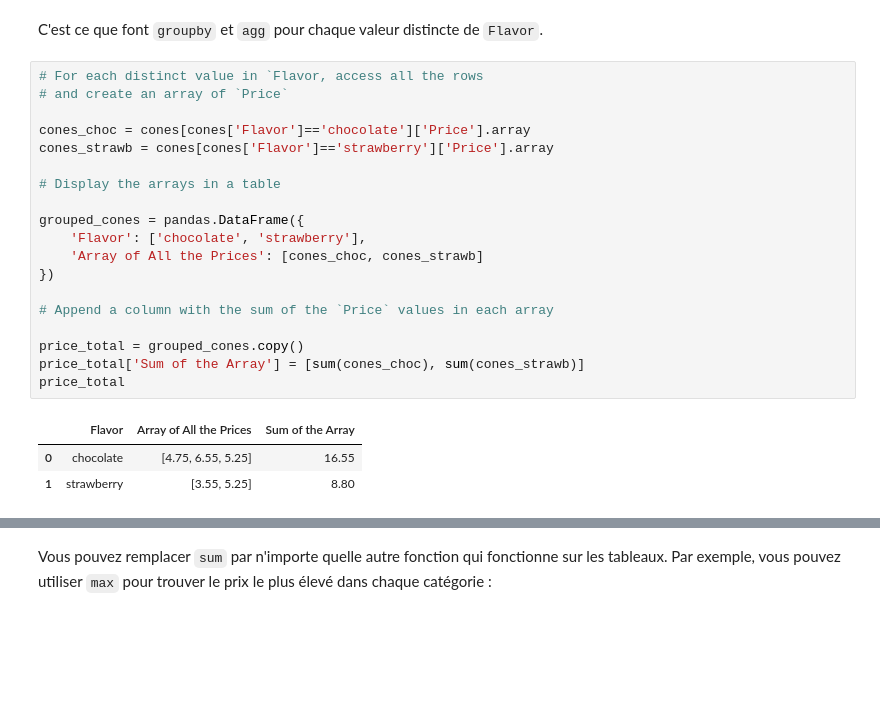
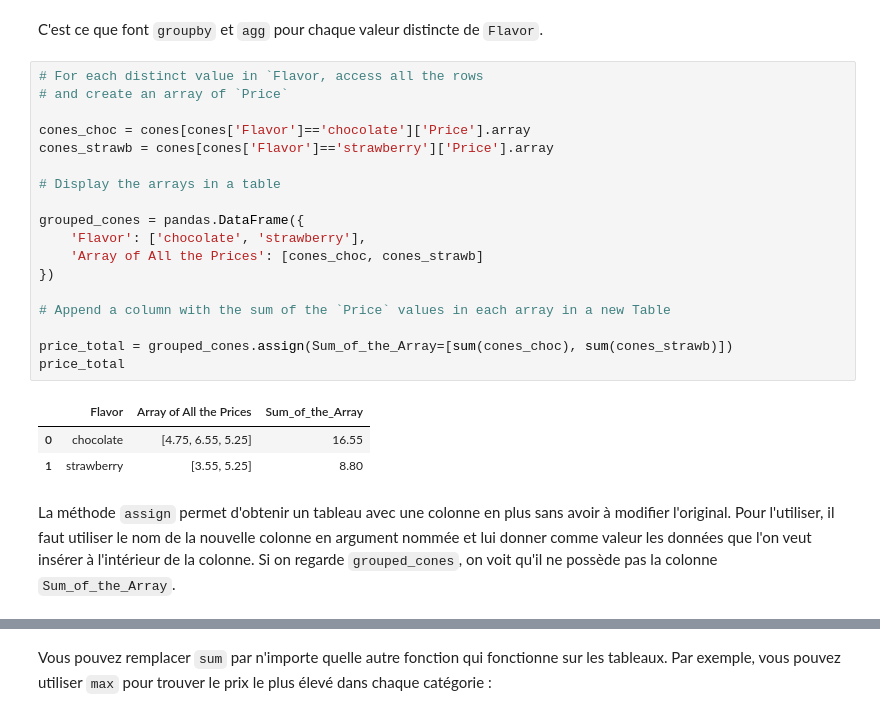
Before and after one commit to Thomas-Schatz/L1_Descartes_sciences_des_donnees, a Jupyter notebook: notes_de_cours/Séance1_CM.ipynb, the cells around one changed output, grey strips where cells are left out. Saved outputs shown, nothing was run; the diff lists cells and outputs as text; blank space fills up the shorter version.

```diff
--- a/notes_de_cours/Séance1_CM.ipynb
+++ b/notes_de_cours/Séance1_CM.ipynb
@@ -1738,23 +1738,24 @@ C'est ce que font `groupby` et `agg` pour chaque valeur distincte de `Flavor`.
 # %%
 # For each distinct value in `Flavor, access all the rows
 # and create an array of `Price`
 
 cones_choc = cones[cones['Flavor']=='chocolate']['Price'].array
 cones_strawb = cones[cones['Flavor']=='strawberry']['Price'].array
 
 # Display the arrays in a table
 
 grouped_cones = pandas.DataFrame({
     'Flavor': ['chocolate', 'strawberry'],
     'Array of All the Prices': [cones_choc, cones_strawb]
 })
 
-# Append a column with the sum of the `Price` values in each array
+# Append a column with the sum of the `Price` values in each array in a new Table
 
-price_total = grouped_cones.copy()
-price_total['Sum of the Array'] = [sum(cones_choc), sum(cones_strawb)]
+price_total = grouped_cones.assign(Sum_of_the_Array=[sum(cones_choc), sum(cones_strawb)])
 price_total
 # %% [output]
-|  | Flavor | Array of All the Prices | Sum of the Array |
+|  | Flavor | Array of All the Prices | Sum_of_the_Array |
 | 0 | chocolate | [4.75, 6.55, 5.25] | 16.55 |
 | 1 | strawberry | [3.55, 5.25] | 8.80 |
+# %% [markdown]
+La méthode `assign` permet d'obtenir un tableau avec une colonne en plus sans avoir à modifier l'original. Pour l'utiliser, il faut utiliser le nom de la nouvelle colonne en argument nommée et lui donner comme valeur les données que l'on veut insérer à l'intérieur de la colonne. Si on regarde `grouped_cones`, on voit qu'il ne possède pas la colonne `Sum_of_the_Array`.
```
Also changed, not shown: parts of 78 cells of this notebook.
